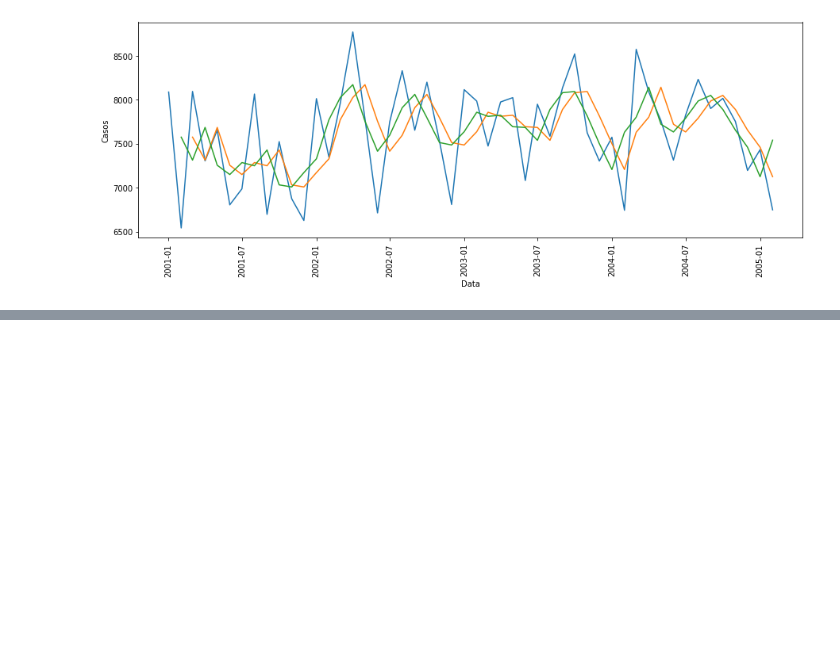
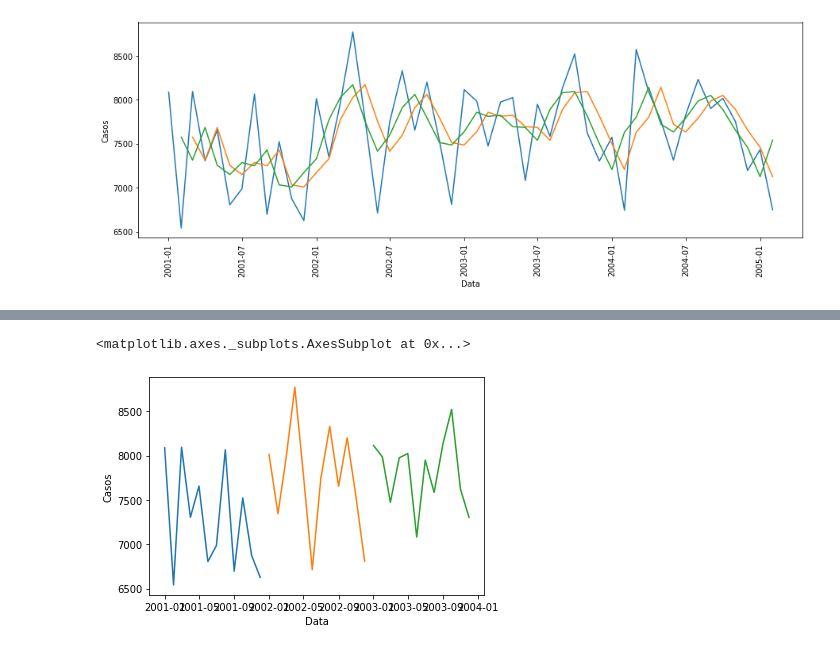
Before and after one commit to GuilhermeRuy97/BootcampDataScience, a Jupyter notebook: Analise_e_previsao_de_Series_Temporais.ipynb, the cells around one changed output, grey strips where cells are left out. Saved outputs shown, nothing was run; the diff lists cells and outputs as text; code cells hidden in the pictures; blank space fills up the shorter version.

```diff
--- a/Analise_e_previsao_de_Series_Temporais.ipynb
+++ b/Analise_e_previsao_de_Series_Temporais.ipynb
@@ -289,0 +323,10 @@ plt.show()
+# %%
+#Porém isso fica inviável ao analisar muitos anos ("fazer na mão" de 12 em 12 os slices dos anos), pois
+#os gráficos não ficam sobrepostos já que estamos utilizando a Data no eixo X
+
+sns.lineplot(x = "Data", y = "Casos", data = dados_st[0:12])
+sns.lineplot(x = "Data", y = "Casos", data = dados_st[12:24])
+sns.lineplot(x = "Data", y = "Casos", data = dados_st[24:36])
+# %% [output]
+<matplotlib.axes._subplots.AxesSubplot at 0x...>
+[figure, added]
```
Also changed, not shown: parts of 27 cells of this notebook.
